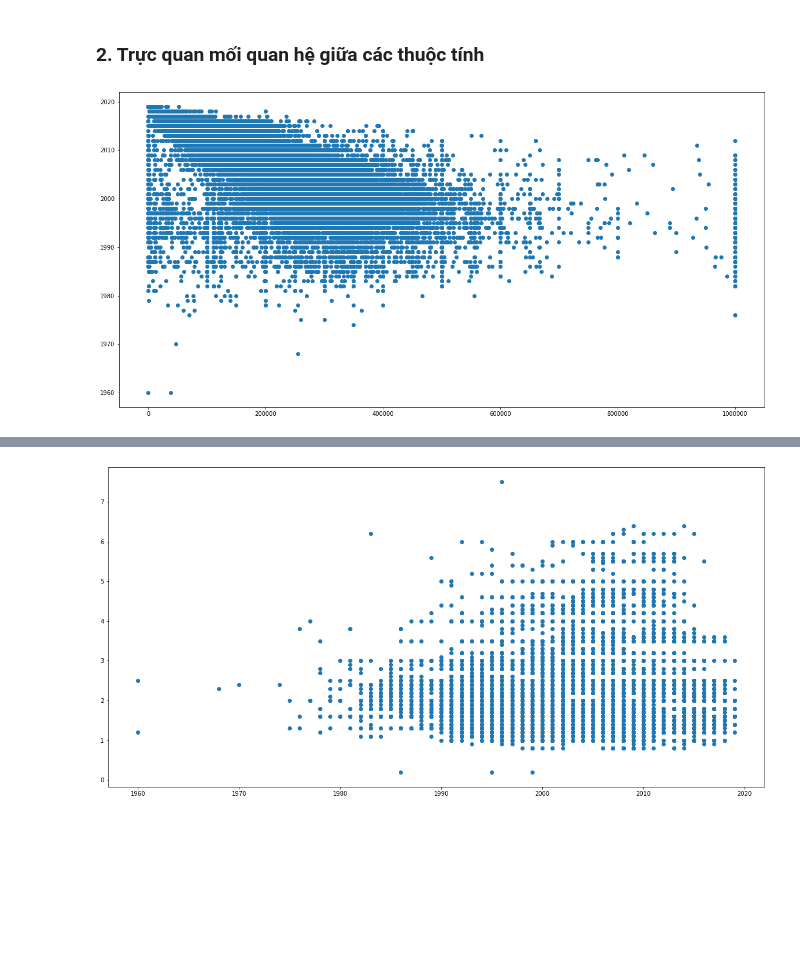
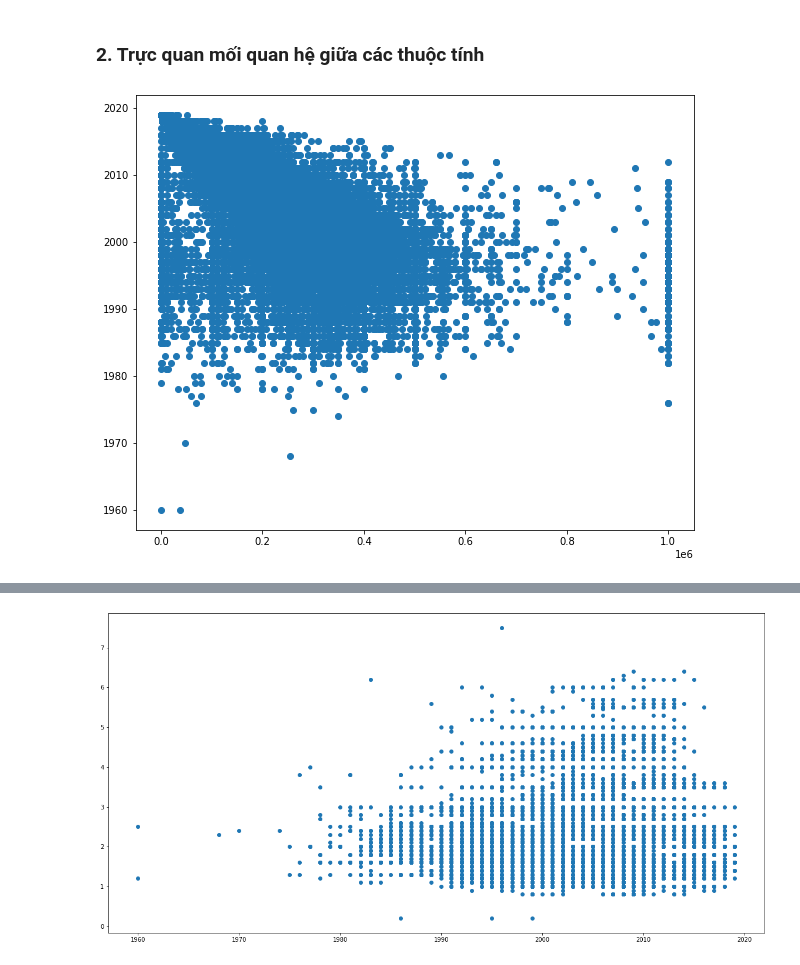
Before and after one commit to NHTN/Mathematical-Statistics-with-Applications, a Jupyter notebook: Project 1/Source/1_Report_P1.ipynb, the cells around one changed output, grey strips where cells are left out. Cells and saved outputs as stored; diff of their text form; code cells hidden in the pictures; blank space fills up the shorter version.

```diff
--- a/Project 1/Source/1_Report_P1.ipynb
+++ b/Project 1/Source/1_Report_P1.ipynb
@@ -466,9 +444,9 @@ for i in range(10):
 # %% [markdown]
 ### 2. Trực quan mối quan hệ giữa các thuộc tính
 # %%
-plt.figure(figsize=(20,10))
+plt.figure(figsize=(10,8))
 plt.scatter(dataX['odometer'], dataX['year'])
 plt.show()
 # %% [output]
-[figure, old version]
+[figure, new version]
 # %%
```
Also changed, not shown: parts of 39 cells of this notebook.
